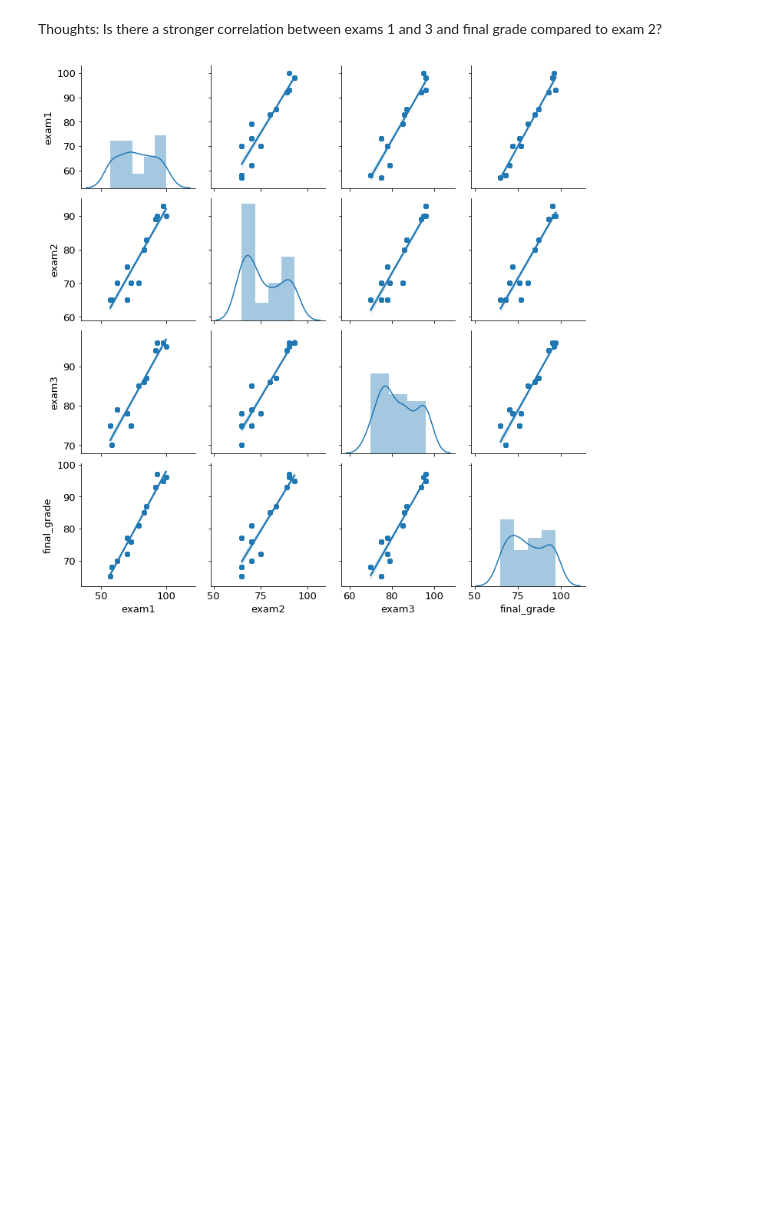
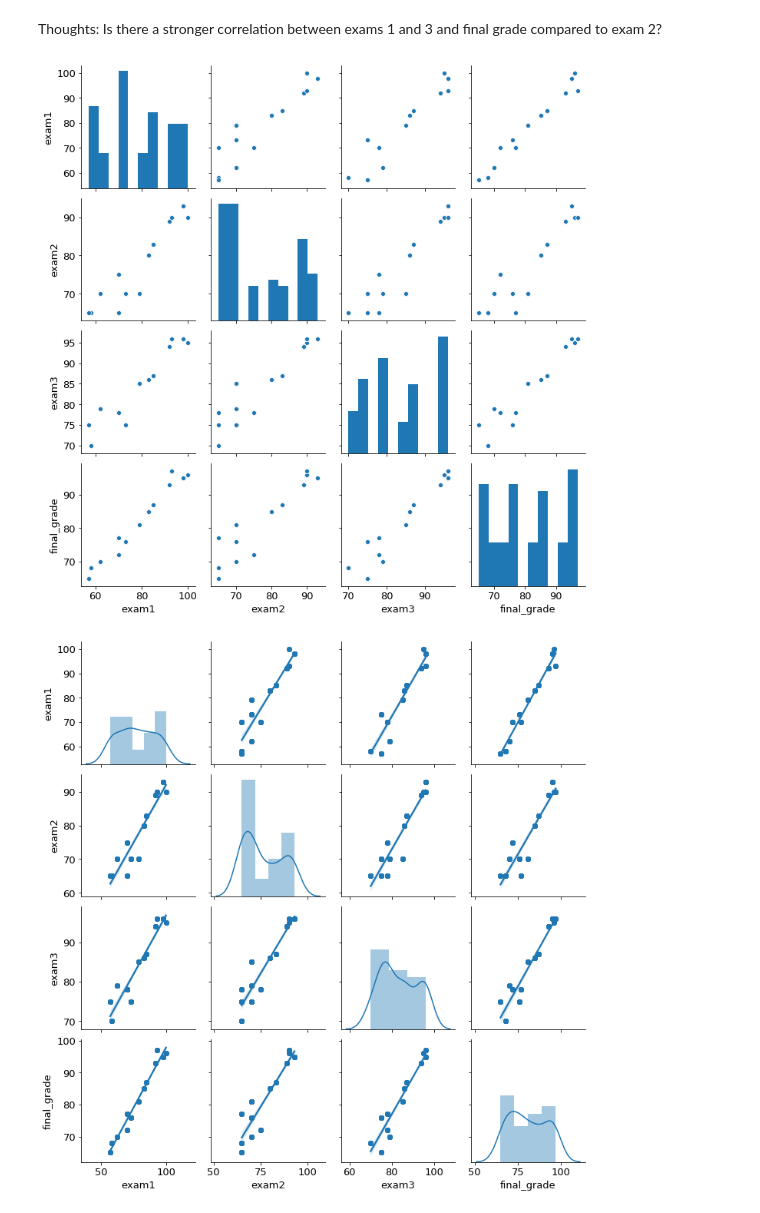
Before and after one commit to gilbert-noriega-ii/regression-exercises, a Jupyter notebook: explore_lesson.ipynb, the cells around one changed output. Cells and saved outputs as stored; diff of their text form; code cells hidden in the pictures; blank space fills up the shorter version.

```diff
--- a/explore_lesson.ipynb
+++ b/explore_lesson.ipynb
@@ -60,6 +60,11 @@ plt.show()
 [figure]
 # %% [markdown]
 Thoughts: Is there a stronger correlation between exams 1 and 3 and final grade compared to exam 2?
+# %%
+sns.pairplot(train)
+plt.show()
+# %% [output]
+[figure, added]
 # %%
 #to see all the plots at once, pairplot but with more customizations
 g = sns.PairGrid(train)
```
Also changed, not shown: parts of 18 cells of this notebook.
